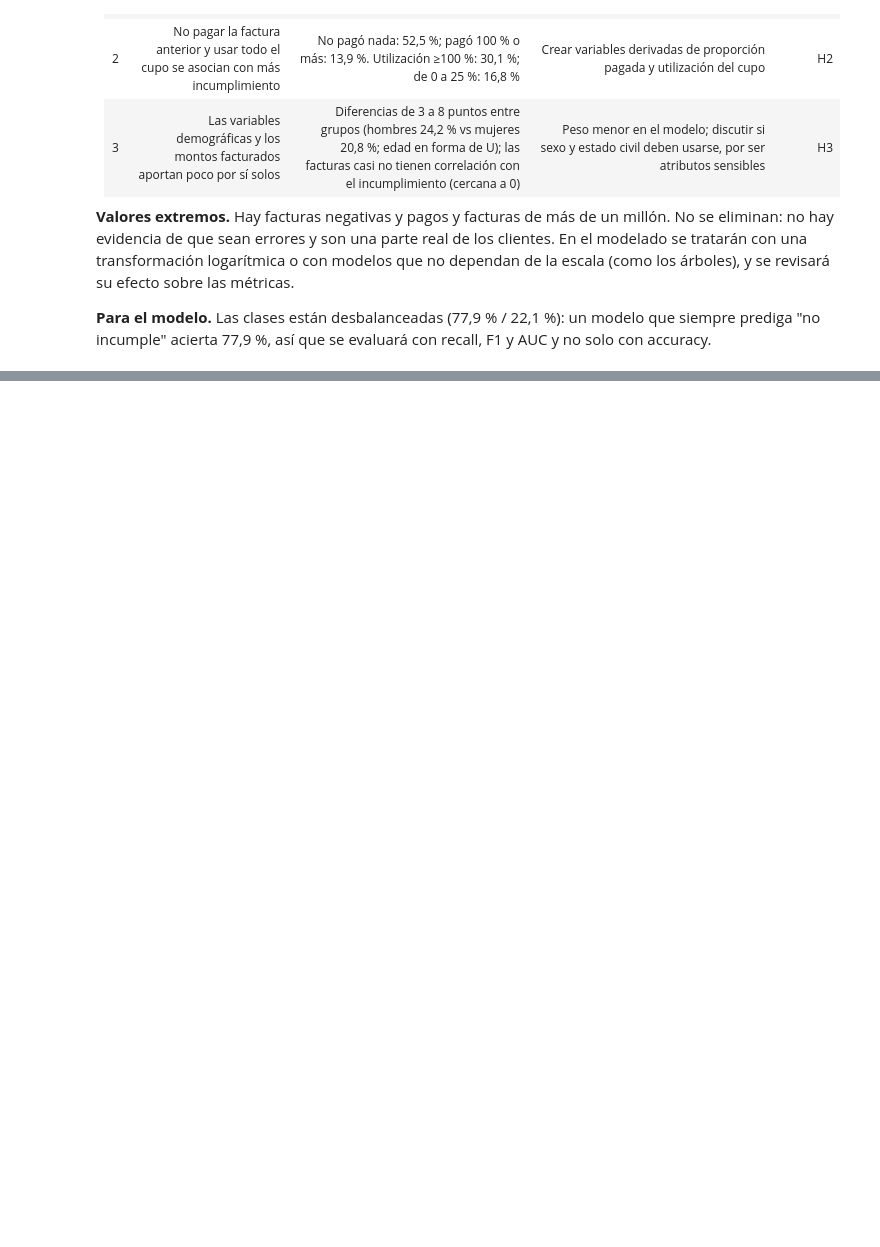
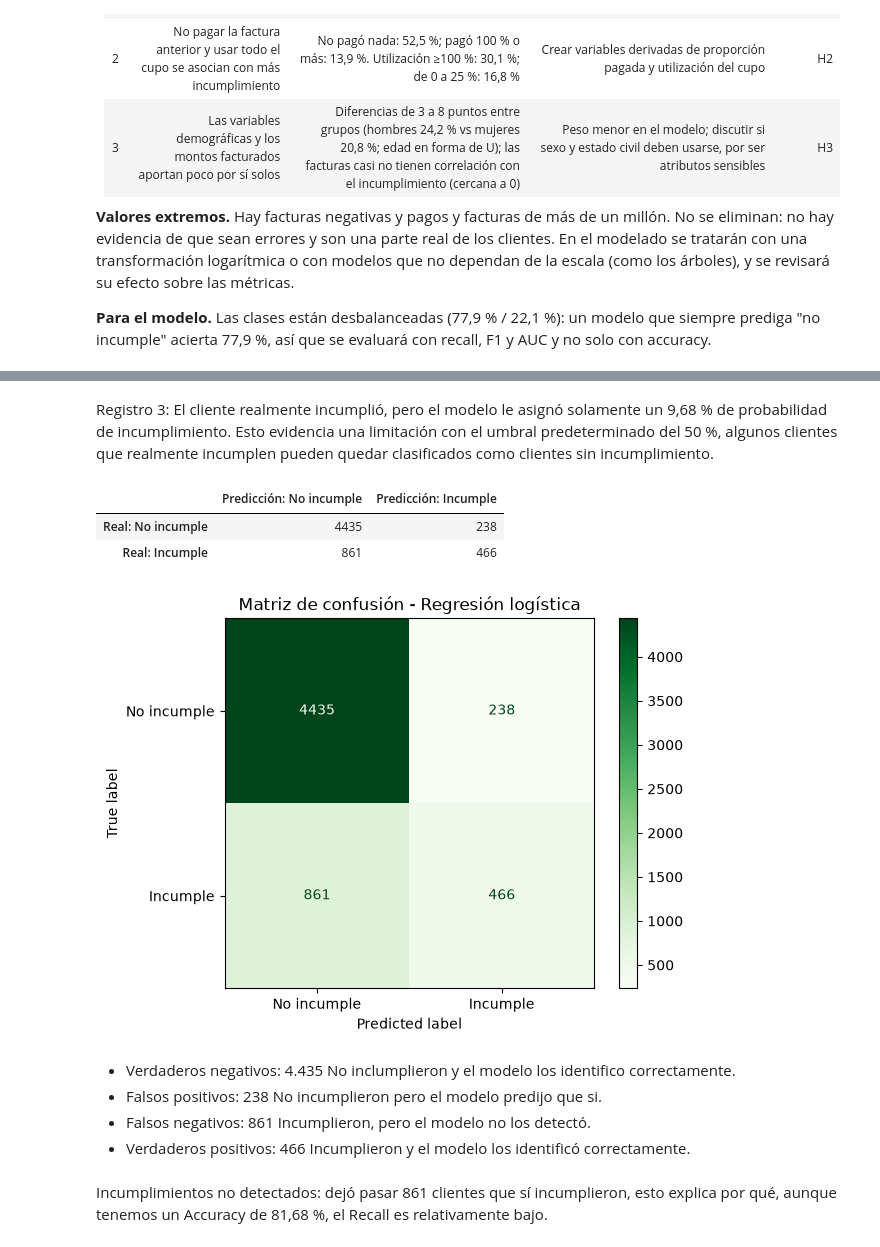
Before and after one commit to manuelarpoce-ui/Proyecto-grupo-4, a Jupyter notebook: notebooks/01_eda.ipynb, the cells around one changed output, grey strips where cells are left out. Saved outputs shown, nothing was run; the diff lists cells and outputs as text; code cells hidden in the pictures; blank space fills up the shorter version.

Commit message:
Actualiza pipeline y evaluacion de modelos

```diff
--- a/notebooks/01_eda.ipynb
+++ b/notebooks/01_eda.ipynb
@@ -1461,0 +1763,8 @@ graficar_tasa(t3, "Incumplimiento según proporción pagada de la factura anteri
+# %%
+# ------------------------------------------------------------
+# ENTRENAR MODELO DE REGRESIÓN LOGÍSTICA
+# Regresión logística analiza las relaciones entre las variables predictoras y el incumplimiento de pago
+
+modelo_logistico.fit(X_train, y_train)
+
+print("Modelo de regresión logística entrenado correctamente.")
@@ -1461,0 +1980,10 @@ graficar_tasa(t3, "Incumplimiento según proporción pagada de la factura anteri
+# %%
+# ------------------------------------------------------------
+# 5.6 SELECCIÓN DEL MEJOR MODELO
+# ------------------------------------------------------------
+
+# Seleccionar el modelo con mejor desempeño en F1-score
+MEJOR_MODELO = modelo_logistico
+
+print("Mejor modelo seleccionado: Regresión logística")
+print(f"F1-score en Test: {tabla_metricas.loc['Regresión logística', 'F1-score']:.4f}")
@@ -1461,0 +2076,46 @@ graficar_tasa(t3, "Incumplimiento según proporción pagada de la factura anteri
+# %% [markdown]
+Registro 3: El cliente realmente incumplió, pero el modelo le asignó solamente un 9,68 % de probabilidad de incumplimiento.
+Esto evidencia una limitación con el umbral predeterminado del 50 %, algunos clientes que realmente incumplen pueden quedar clasificados como clientes sin incumplimiento.
+# %%
+# ============================================================
+# 5.11 MATRIZ DE CONFUSIÓN DEL MEJOR MODELO
+# ============================================================
+
+from sklearn.metrics import confusion_matrix, ConfusionMatrixDisplay
+import matplotlib.pyplot as plt
+
+# Calcular matriz de confusión
+matriz_confusion = confusion_matrix(
+    y_test,
+    MEJOR_MODELO.predict(X_test)
+)
+
+# Mostrar matriz
+display(
+    pd.DataFrame(
+        matriz_confusion,
+        index=["Real: No incumple", "Real: Incumple"],
+        columns=["Predicción: No incumple", "Predicción: Incumple"]
+    )
+)
+
+# Visualizar matriz
+ConfusionMatrixDisplay(
+    confusion_matrix=matriz_confusion,
+    display_labels=["No incumple", "Incumple"]
+).plot(cmap="Greens", values_format="d")
+
+plt.title("Matriz de confusión - Regresión logística")
+plt.show()
+# %% [output]
+|  | Predicción: No incumple | Predicción: Incumple |
+| Real: No incumple | 4435 | 238 |
+| Real: Incumple | 861 | 466 |
+[figure, added]
+# %% [markdown]
+- Verdaderos negativos: 4.435 No inclumplieron y el modelo los identifico correctamente.
+- Falsos positivos: 238 No incumplieron pero el modelo predijo que si.
+- Falsos negativos: 861 Incumplieron, pero el modelo no los detectó.
+- Verdaderos positivos: 466 Incumplieron y el modelo los identificó correctamente.
+# %% [markdown]
+Incumplimientos no detectados: dejó pasar 861 clientes que sí incumplieron, esto explica por qué, aunque tenemos un Accuracy de 81,68 %, el Recall es relativamente bajo.
```
Also changed, not shown: parts of 46 cells of this notebook.
